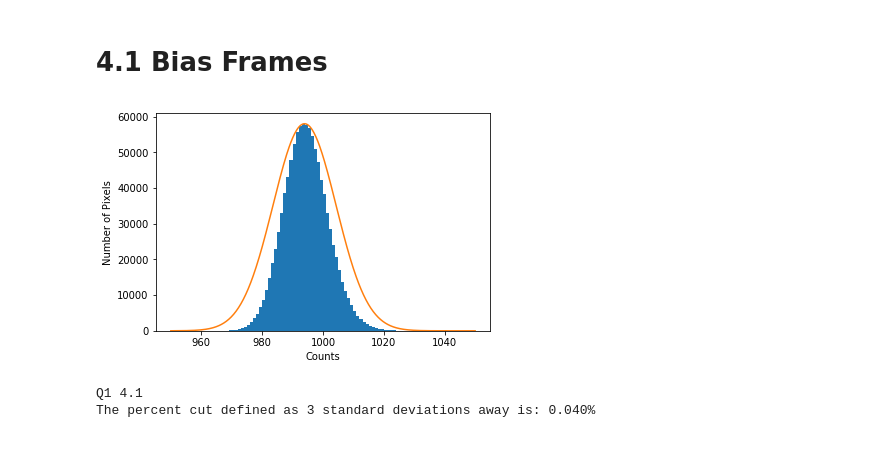
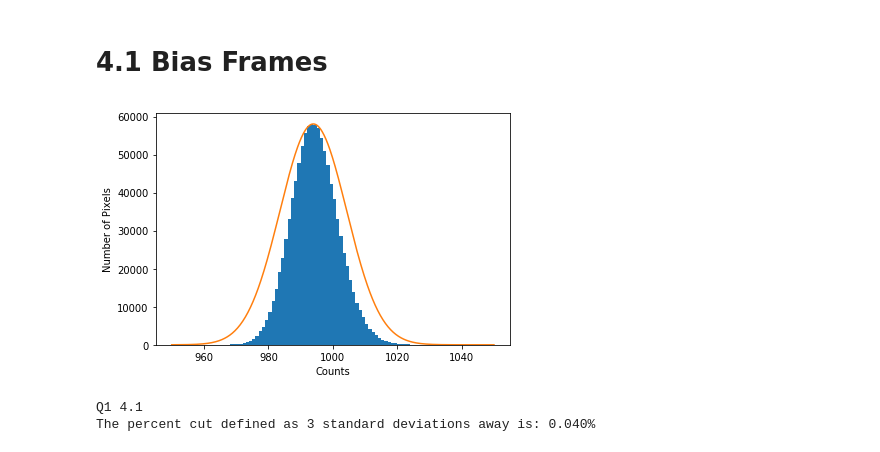
Before and after one commit to astro-kjc/AST443, a Jupyter notebook: Lab0/Lab0.ipynb, the cells around one changed output. Saved outputs shown, nothing was run; the diff lists cells and outputs as text; code cells hidden in the pictures.

```diff
--- a/Lab0/Lab0.ipynb
+++ b/Lab0/Lab0.ipynb
@@ -22,19 +26,20 @@ biases = list(map(fits.open, biases[:10]))
 # %%
 bias0 = biases[0][0]
 bias0d = bias0.data.flatten()
 bounds = 950, 1050
 pmf, bins, _ = plt.hist(bias0d, bins=100, range=bounds);
 
 avg0, mode0, med0, std0 = stas(bias0d)
 
 x = np.linspace(*bounds, num=500)
 gaussd = gaussian(x, max(pmf), std0**2, avg0)
 plt.plot(x, gaussd);
 plt.xlabel("Counts")
 plt.ylabel("Number of Pixels");
-plt.savefig("plots/biashist.png")
+plt.tight_layout()
+plt.savefig("plots/biashist.png", dpi=1200)
 # %% [output]
-[figure, old version]
+[figure, new version]
 # %%
 nsd = np.abs((bias0d - avg0) / std0)
 trimmed = bias0d[nsd < 3]
```
Also changed, not shown: parts of 4 cells of this notebook.
